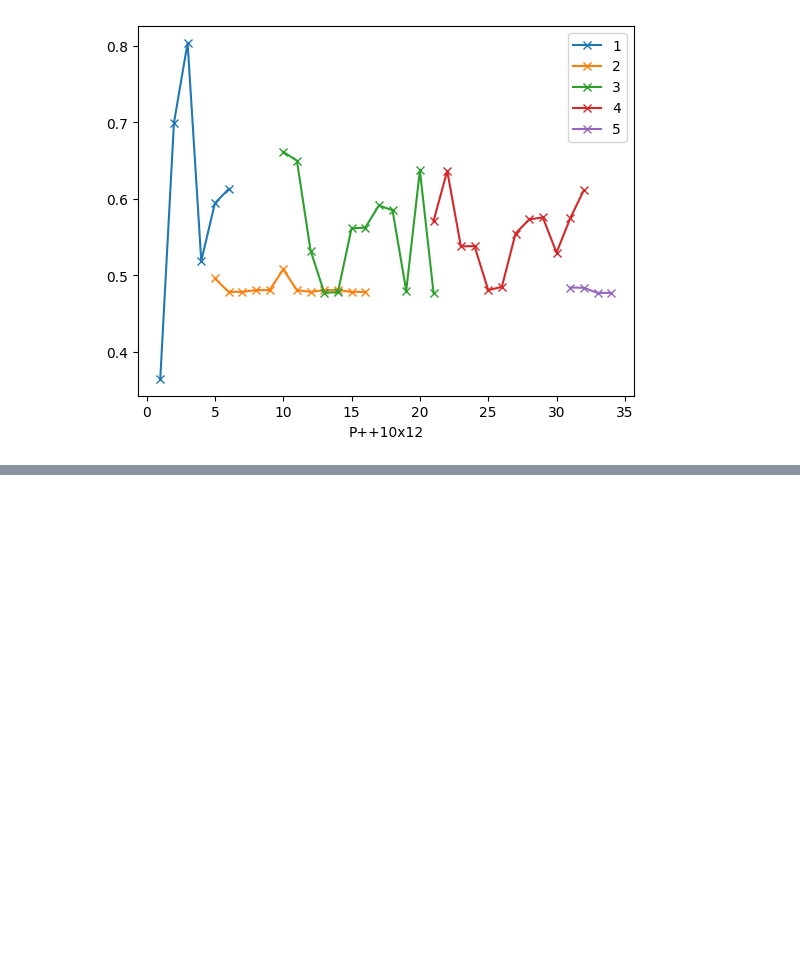
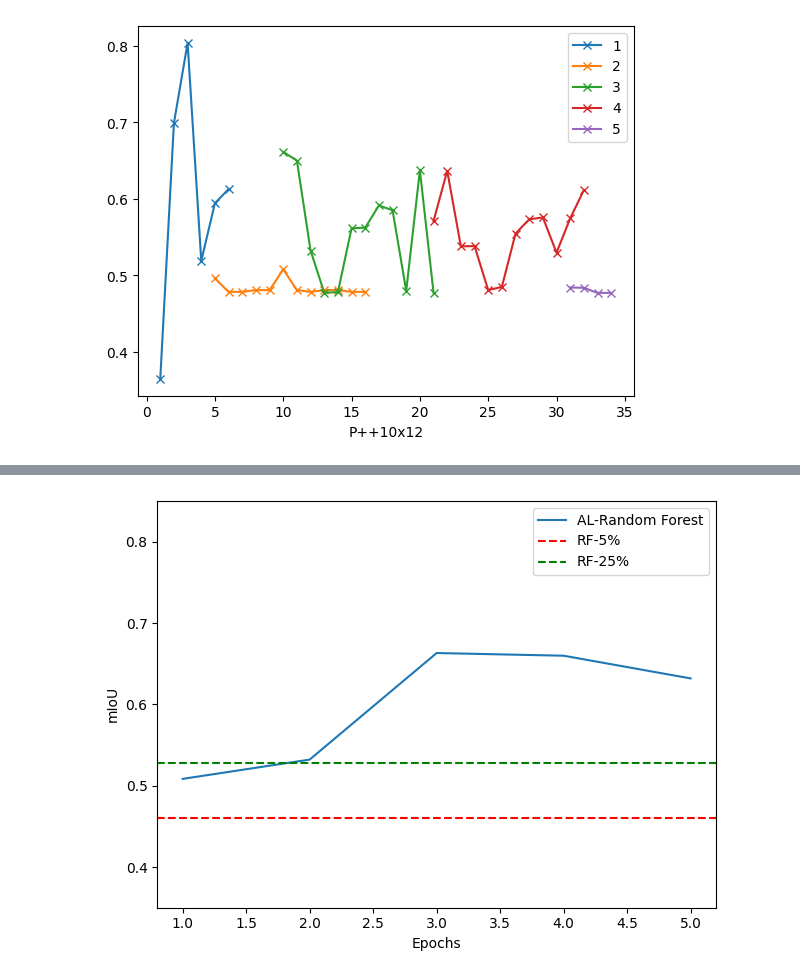
Before and after one commit to LucHayward/Pointnet_Pointnet2_pytorch, a Jupyter notebook: DataVis/Active Learning/AL_Vis.ipynb, the cells around one changed output, grey strips where cells are left out. Saved outputs shown, nothing was run; the diff lists cells and outputs as text; code cells hidden in the pictures; blank space fills up the shorter version.

```diff
--- a/DataVis/Active Learning/AL_Vis.ipynb
+++ b/DataVis/Active Learning/AL_Vis.ipynb
@@ -100,0 +122,22 @@ plt.show()
+# %%
+df_al_results = pd.read_csv("al_results.csv")
+# Plot the "AL-Random Forest" column
+fig, ax = plt.subplots()
+df_al_results_interpolated.plot(x="Epochs", y="AL-Random Forest", linewidth=1.5, ax=ax)
+
+# Add horizontal lines at specified values
+ax.axhline(y=0.4607, color="r", linestyle="--", label="RF-5%")
+ax.axhline(y=0.5276, color="g", linestyle="--", label="RF-25%")
+
+# Set axis labels and legend
+ax.set_xlabel("Epochs")
+ax.set_ylabel("mIoU")
+ax.set_ylim([0.35, 0.85])
+ax.legend()
+
+# Save and show the plot
+plt.tight_layout()
+plt.savefig("random_forest_plot.png")
+plt.show()
+# %% [output]
+[figure, added]
```
Also changed, not shown: parts of 2 cells of this notebook, 4 other files.
